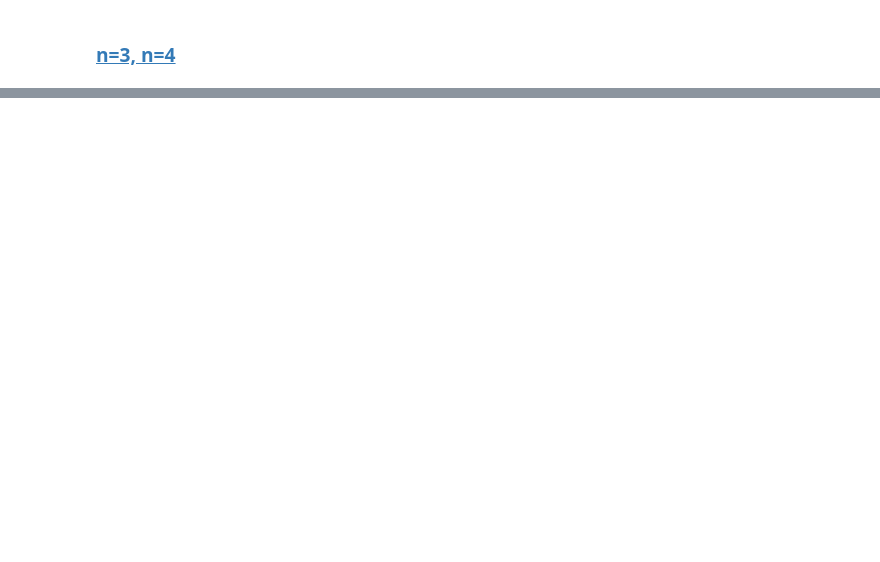
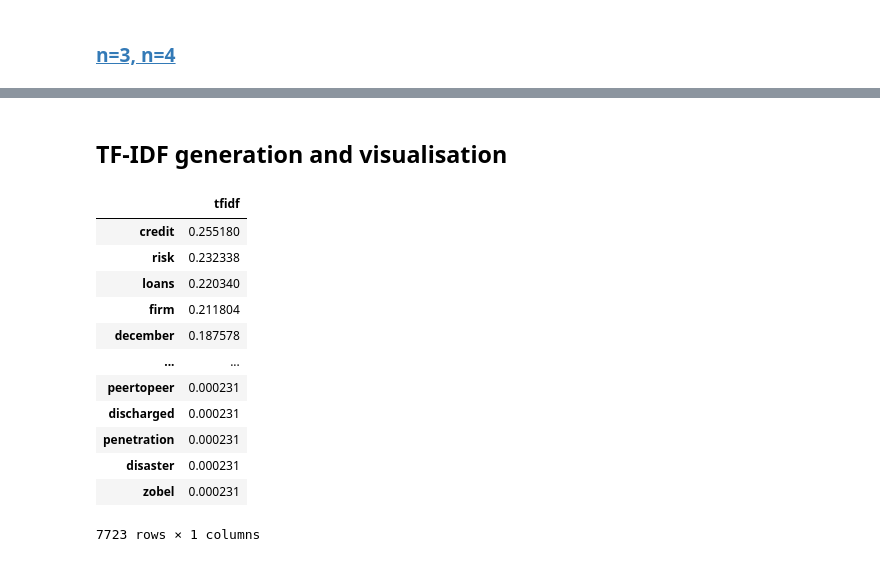
Before and after one commit to george-m2/financial-reports-data-mining, a Jupyter notebook: textExtractionDemo.ipynb, the cells around one changed output, grey strips where cells are left out. Saved outputs shown, nothing was run; the diff lists cells and outputs as text; code cells hidden in the pictures; blank space fills up the shorter version.

```diff
--- a/textExtractionDemo.ipynb
+++ b/textExtractionDemo.ipynb
@@ -492,0 +759,20 @@ plt.show()
+# %% [markdown]
+## TF-IDF generation and visualisation
+# %%
+tf_idf_vector=tf.transform(word_count_vector) # word_count_vector -> tf-idf vector to plot
+tfidf_df = pd.DataFrame(tf_idf_vector.T.todense(), index, columns=["tfidf"]) # vector -> df
+tfidf_df.sort_values(by=["tfidf"],ascending=False)
+# %% [output]
+|  | tfidf |
+| credit | 0.255180 |
+| risk | 0.232338 |
+| loans | 0.220340 |
+| firm | 0.211804 |
+| december | 0.187578 |
+| ... | ... |
+| peertopeer | 0.000231 |
+| discharged | 0.000231 |
+| penetration | 0.000231 |
+| disaster | 0.000231 |
+| zobel | 0.000231 |
+7723 rows × 1 columns
```
Also changed, not shown: parts of 28 cells of this notebook.
